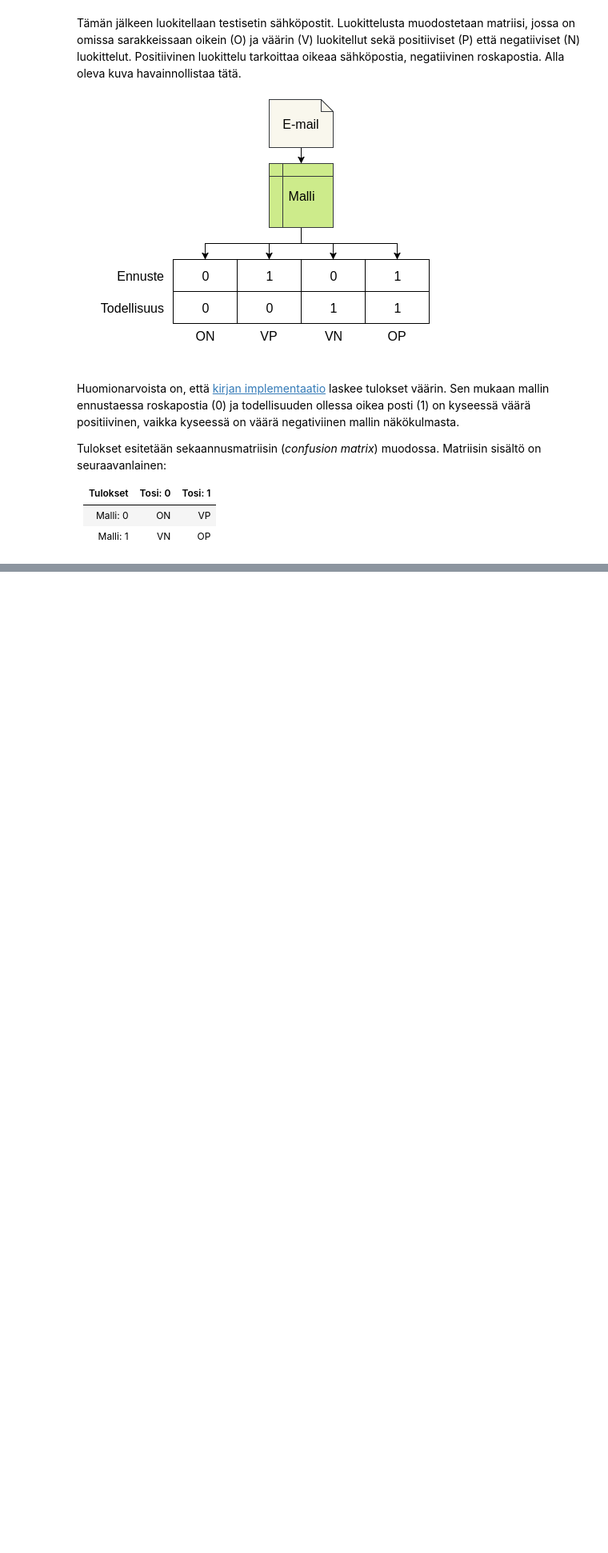
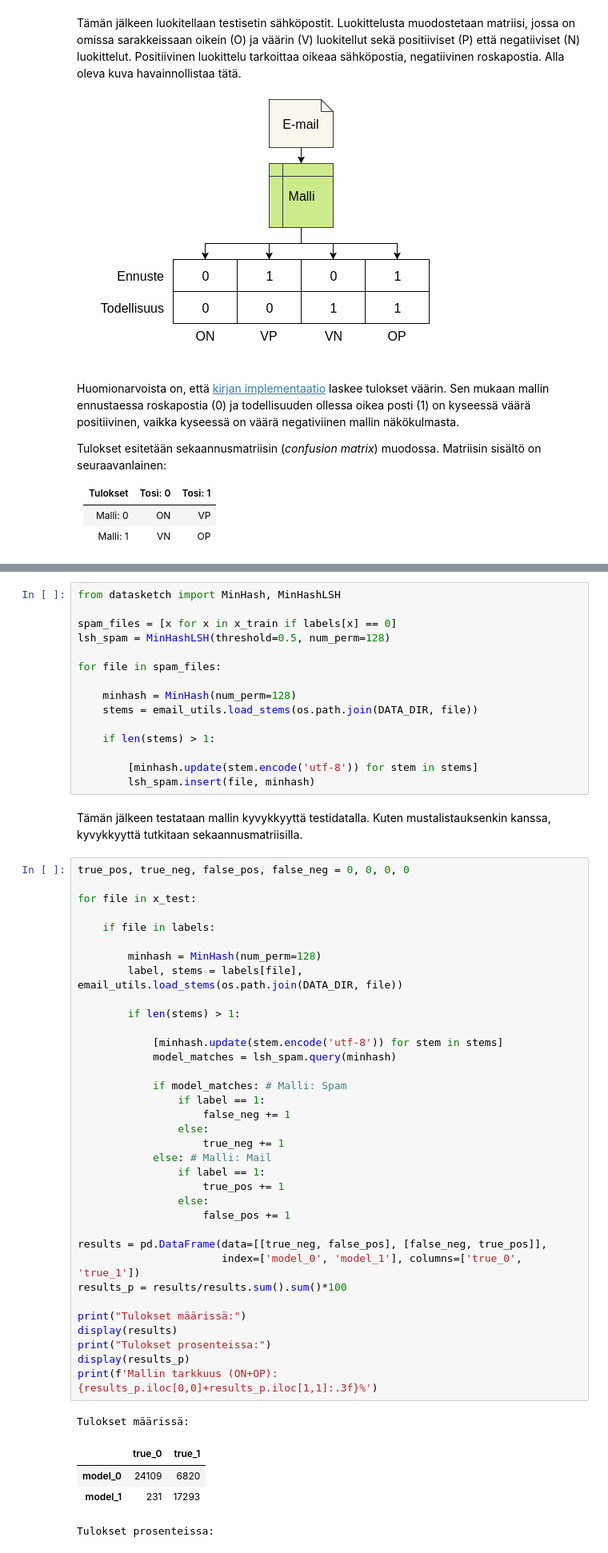
Before and after one commit to karmus89/machine-learning-and-security, a Jupyter notebook: notebooks/01. Why Machine Learning and Security.ipynb, the cells around one changed output, grey strips where cells are left out. Shown at 80% size. Drawn from its saved outputs; the diff is of its cells as text; blank space fills up the shorter version.

```diff
--- a/notebooks/01. Why Machine Learning and Security.ipynb
+++ b/notebooks/01. Why Machine Learning and Security.ipynb
@@ -169,0 +190,58 @@ Mallin tarkkuus (ON+OP): 67.678%
+# %%
+from datasketch import MinHash, MinHashLSH
+
+spam_files = [x for x in x_train if labels[x] == 0]
+lsh_spam = MinHashLSH(threshold=0.5, num_perm=128)
+
+for file in spam_files:
+
+    minhash = MinHash(num_perm=128)
+    stems = email_utils.load_stems(os.path.join(DATA_DIR, file))
+
+    if len(stems) > 1:
+
+        [minhash.update(stem.encode('utf-8')) for stem in stems]
+        lsh_spam.insert(file, minhash)
+# %% [markdown]
+Tämän jälkeen testataan mallin kyvykkyyttä testidatalla. Kuten mustalistauksenkin kanssa, kyvykkyyttä tutkitaan sekaannusmatriisilla.
+# %%
+true_pos, true_neg, false_pos, false_neg = 0, 0, 0, 0
+
+for file in x_test:
+
+    if file in labels:
+
+        minhash = MinHash(num_perm=128)
+        label, stems = labels[file], email_utils.load_stems(os.path.join(DATA_DIR, file))
+
+        if len(stems) > 1:
+
+            [minhash.update(stem.encode('utf-8')) for stem in stems]
+            model_matches = lsh_spam.query(minhash)
+
+            if model_matches: # Malli: Spam
+                if label == 1:
+                    false_neg += 1
+                else:
+                    true_neg += 1
+            else: # Malli: Mail
+                if label == 1:
+                    true_pos += 1
+                else:
+                    false_pos += 1
+
+results = pd.DataFrame(data=[[true_neg, false_pos], [false_neg, true_pos]],
+                       index=['model_0', 'model_1'], columns=['true_0', 'true_1'])
+results_p = results/results.sum().sum()*100
+
+print("Tulokset määrissä:")
+display(results)
+print("Tulokset prosenteissa:")
+display(results_p)
+print(f'Mallin tarkkuus (ON+OP): {results_p.iloc[0,0]+results_p.iloc[1,1]:.3f}%')
+# %% [output]
+Tulokset määrissä:
+|  | true_0 | true_1 |
+| model_0 | 24109 | 6820 |
+| model_1 | 231 | 17293 |
+Tulokset prosenteissa:
```
Also changed, not shown: parts of 16 cells of this notebook.
